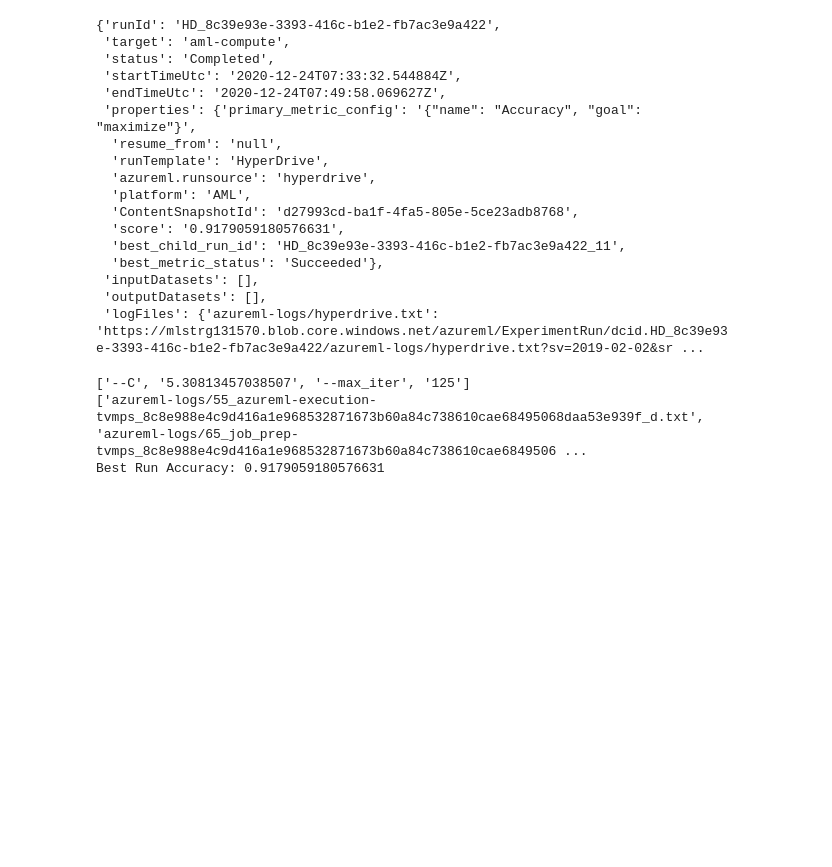
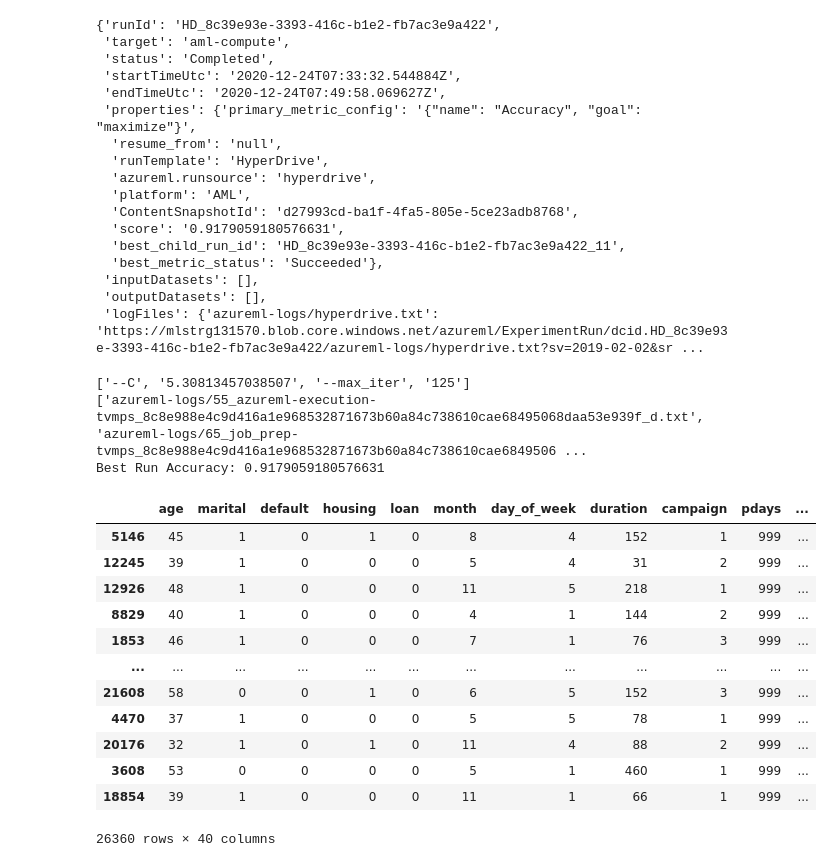
Before and after one commit to neha7598/Optimizing-an-ML-Pipeline-in-Azure, a Jupyter notebook: udacity-project.ipynb, the cells around one changed output. Saved outputs shown, nothing was run; the diff lists cells and outputs as text; code cells hidden in the pictures; blank space fills up the shorter version.

```diff
--- a/udacity-project.ipynb
+++ b/udacity-project.ipynb
@@ -178,0 +174,30 @@ x, y = clean_data(data)
+# %%
+from train import clean_data
+from sklearn.model_selection import train_test_split
+import pandas as pd
+
+# Use the clean_data function to clean your data.
+x, y = clean_data(data)
+
+#split into train and test datasets
+x_train, x_test, y_train, y_test= train_test_split(x, y, test_size=0.20)
+
+#concatenate to form train and test datasets
+train_df=pd.concat([x_train, y_train], axis=1)
+test_df=pd.concat([x_test, y_test], axis=1)
+
+train_df
+# %% [output]
+|  | age | marital | default | housing | loan | month | day_of_week | duration | campaign | pdays | ... |
+| 5146 | 45 | 1 | 0 | 1 | 0 | 8 | 4 | 152 | 1 | 999 | ... |
+| 12245 | 39 | 1 | 0 | 0 | 0 | 5 | 4 | 31 | 2 | 999 | ... |
+| 12926 | 48 | 1 | 0 | 0 | 0 | 11 | 5 | 218 | 1 | 999 | ... |
+| 8829 | 40 | 1 | 0 | 0 | 0 | 4 | 1 | 144 | 2 | 999 | ... |
+| 1853 | 46 | 1 | 0 | 0 | 0 | 7 | 1 | 76 | 3 | 999 | ... |
+| ... | ... | ... | ... | ... | ... | ... | ... | ... | ... | ... | ... |
+| 21608 | 58 | 0 | 0 | 1 | 0 | 6 | 5 | 152 | 3 | 999 | ... |
+| 4470 | 37 | 1 | 0 | 0 | 0 | 5 | 5 | 78 | 1 | 999 | ... |
+| 20176 | 32 | 1 | 0 | 1 | 0 | 11 | 4 | 88 | 2 | 999 | ... |
+| 3608 | 53 | 0 | 0 | 0 | 0 | 5 | 1 | 460 | 1 | 999 | ... |
+| 18854 | 39 | 1 | 0 | 0 | 0 | 11 | 1 | 66 | 1 | 999 | ... |
+26360 rows × 40 columns
```
Also changed, not shown: parts of 13 cells of this notebook.
